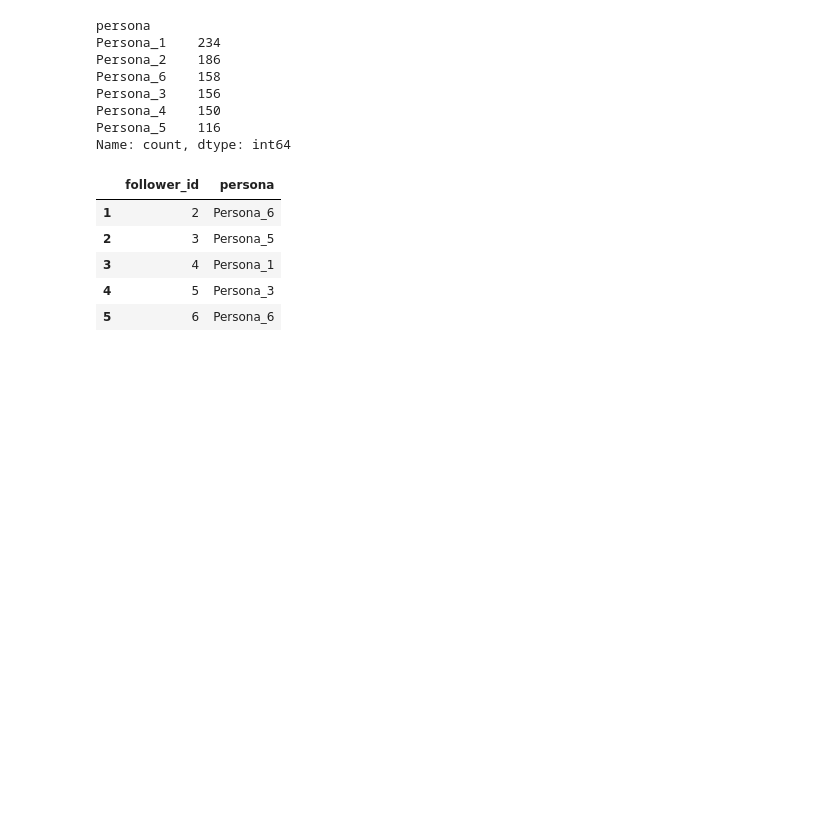
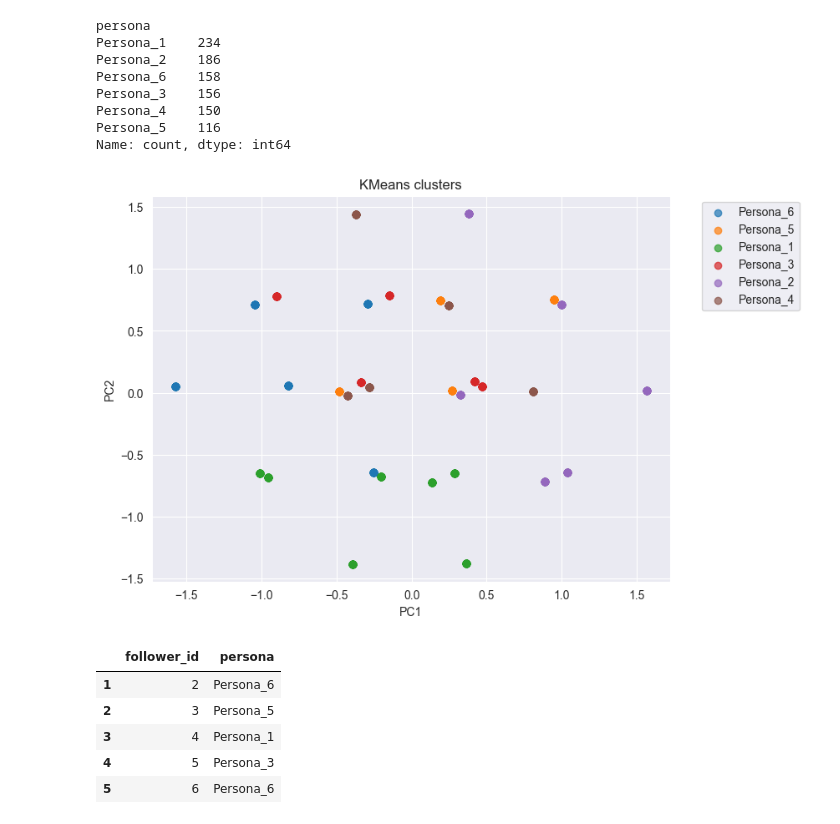
Before and after one commit to MagdalenaWilk/Personality-Driven_Behaviour_in_Synthetic_Social_Networks, a Jupyter notebook: personas_on_behaviour.ipynb, the cells around one changed output. Cells and saved outputs as stored; diff of their text form; code cells hidden in the pictures; blank space fills up the shorter version.

```diff
--- a/personas_on_behaviour.ipynb
+++ b/personas_on_behaviour.ipynb
@@ -62,6 +62,20 @@ Persona_3    156
 Persona_4    150
 Persona_5    116
 Name: count, dtype: int64
+# %%
+from sklearn.decomposition import PCA
+pca = PCA(n_components=2)
+X_pca = pca.fit_transform(features)
+
+plot_df = pd.DataFrame({
+    'PC1': X_pca[:,0],
+    'PC2': X_pca[:,1],
+    'kmeans': persona_df['persona']
+})
+
+plot_pca(plot_df, colour_by='kmeans', title='KMeans clusters')
+# %% [output]
+[figure, added]
 # %%
 personas = persona_df[['id', 'persona']].rename(columns={'id': 'follower_id'})
 personas.head()
```
